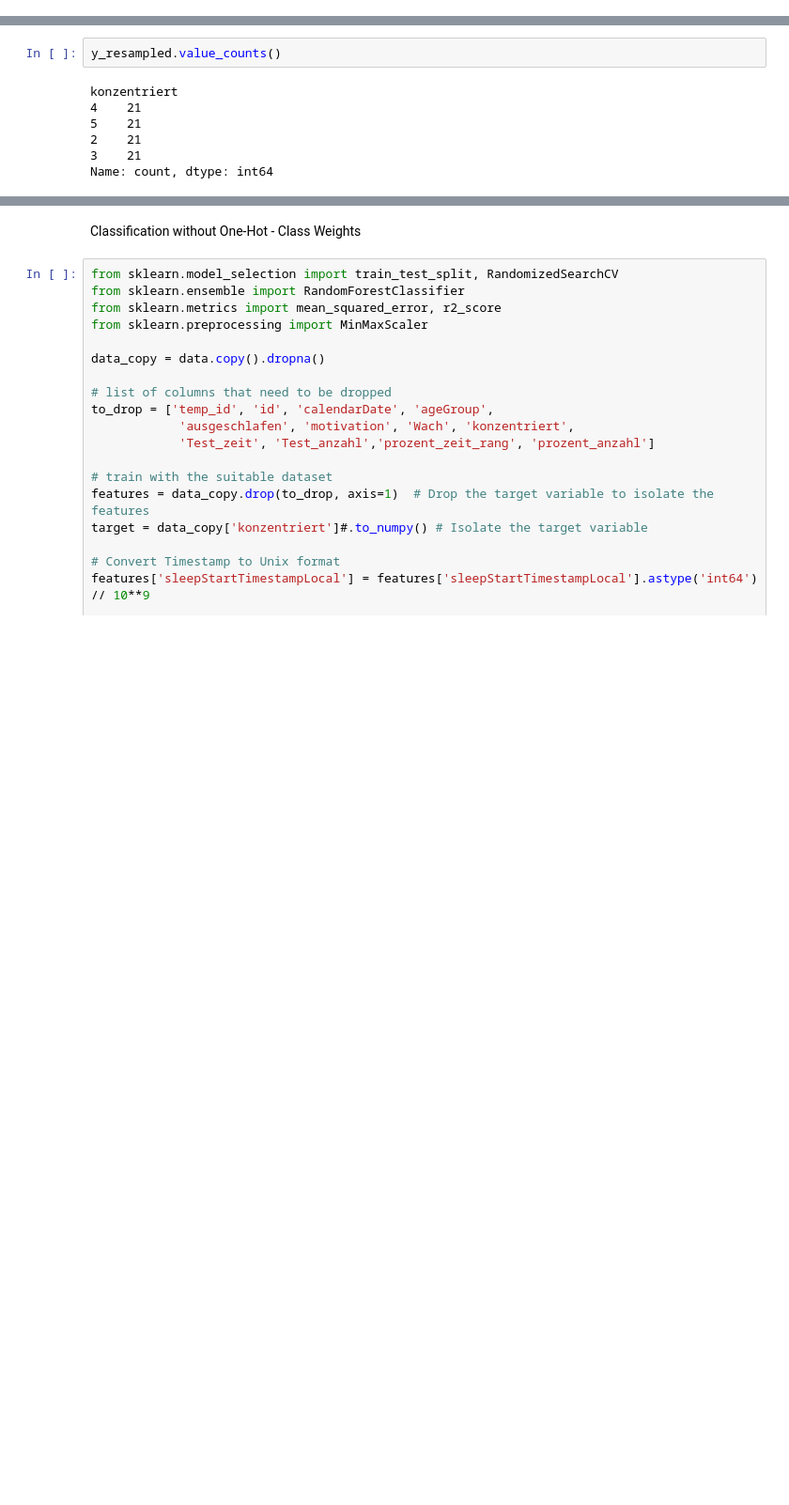
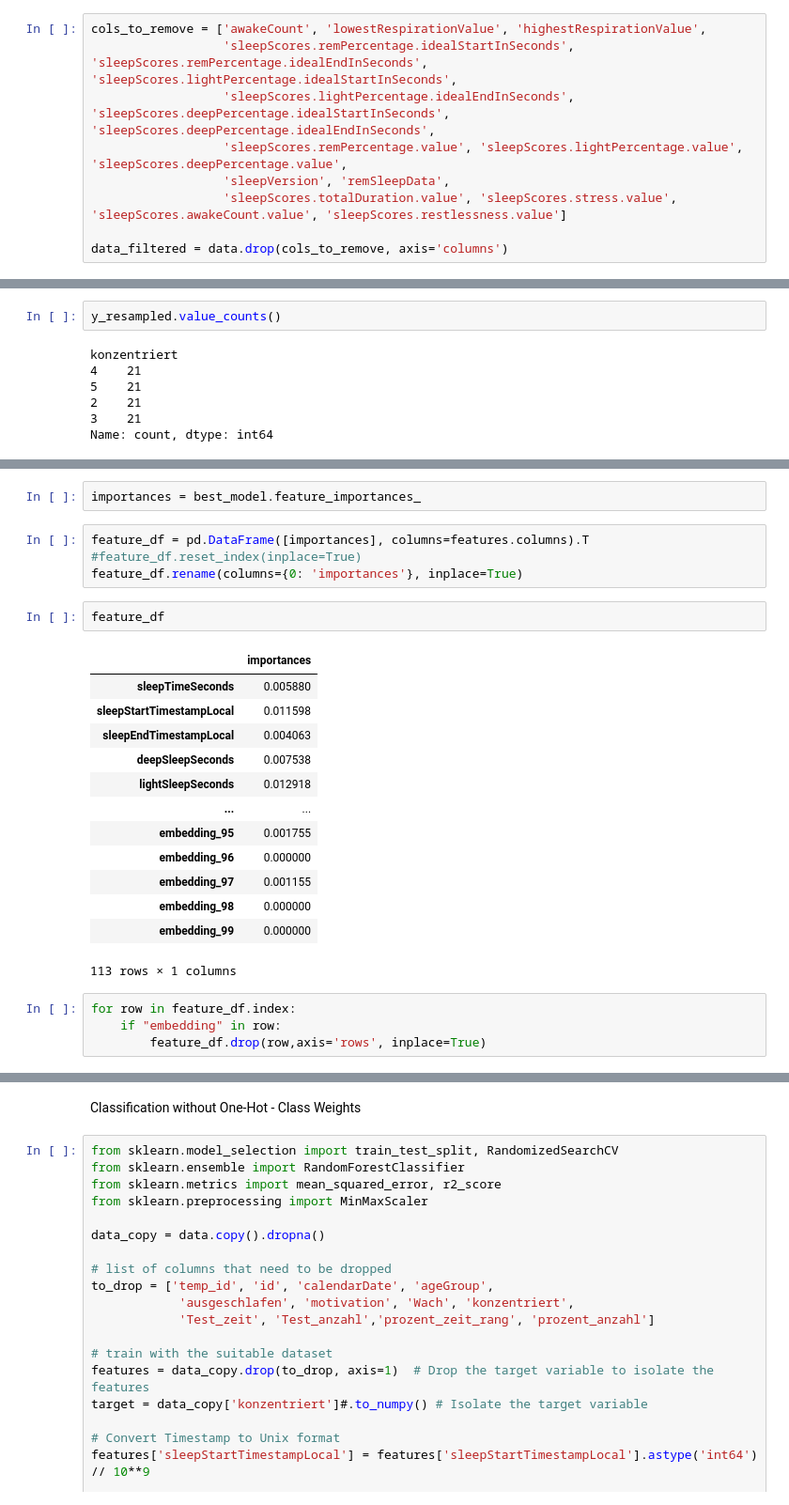
Before and after one commit to Lizoug/Garmin_Watch, a Jupyter notebook: random_forest.ipynb, the cells around one changed output, grey strips where cells are left out. Shown at 94% size. Drawn from its saved outputs; the diff is of its cells as text; blank space fills up the shorter version.

```diff
--- a/random_forest.ipynb
+++ b/random_forest.ipynb
@@ -320,3 +243,12 @@ Name: count, dtype: int64
+# %%
+cols_to_remove = ['awakeCount', 'lowestRespirationValue', 'highestRespirationValue',
+                  'sleepScores.remPercentage.idealStartInSeconds', 'sleepScores.remPercentage.idealEndInSeconds', 'sleepScores.lightPercentage.idealStartInSeconds',
+                  'sleepScores.lightPercentage.idealEndInSeconds', 'sleepScores.deepPercentage.idealStartInSeconds', 'sleepScores.deepPercentage.idealEndInSeconds',
+                  'sleepScores.remPercentage.value', 'sleepScores.lightPercentage.value', 'sleepScores.deepPercentage.value',
+                  'sleepVersion', 'remSleepData',
+                  'sleepScores.totalDuration.value', 'sleepScores.stress.value', 'sleepScores.awakeCount.value', 'sleepScores.restlessness.value']
+
+data_filtered = data.drop(cols_to_remove, axis='columns')
 # %%
 from sklearn.model_selection import train_test_split, RandomizedSearchCV
 from sklearn.ensemble import RandomForestRegressor
@@ -780,0 +736,26 @@ MSE: 133.33%
+# %%
+importances = best_model.feature_importances_
+# %%
+feature_df = pd.DataFrame([importances], columns=features.columns).T
+#feature_df.reset_index(inplace=True)
+feature_df.rename(columns={0: 'importances'}, inplace=True)
+# %%
+feature_df
+# %% [output]
+|  | importances |
+| sleepTimeSeconds | 0.005880 |
+| sleepStartTimestampLocal | 0.011598 |
+| sleepEndTimestampLocal | 0.004063 |
+| deepSleepSeconds | 0.007538 |
+| lightSleepSeconds | 0.012918 |
+| ... | ... |
+| embedding_95 | 0.001755 |
+| embedding_96 | 0.000000 |
+| embedding_97 | 0.001155 |
+| embedding_98 | 0.000000 |
+| embedding_99 | 0.000000 |
+113 rows × 1 columns
+# %%
+for row in feature_df.index:
+    if "embedding" in row:
+        feature_df.drop(row,axis='rows', inplace=True)
```
Also changed, not shown: parts of 26 cells of this notebook.
